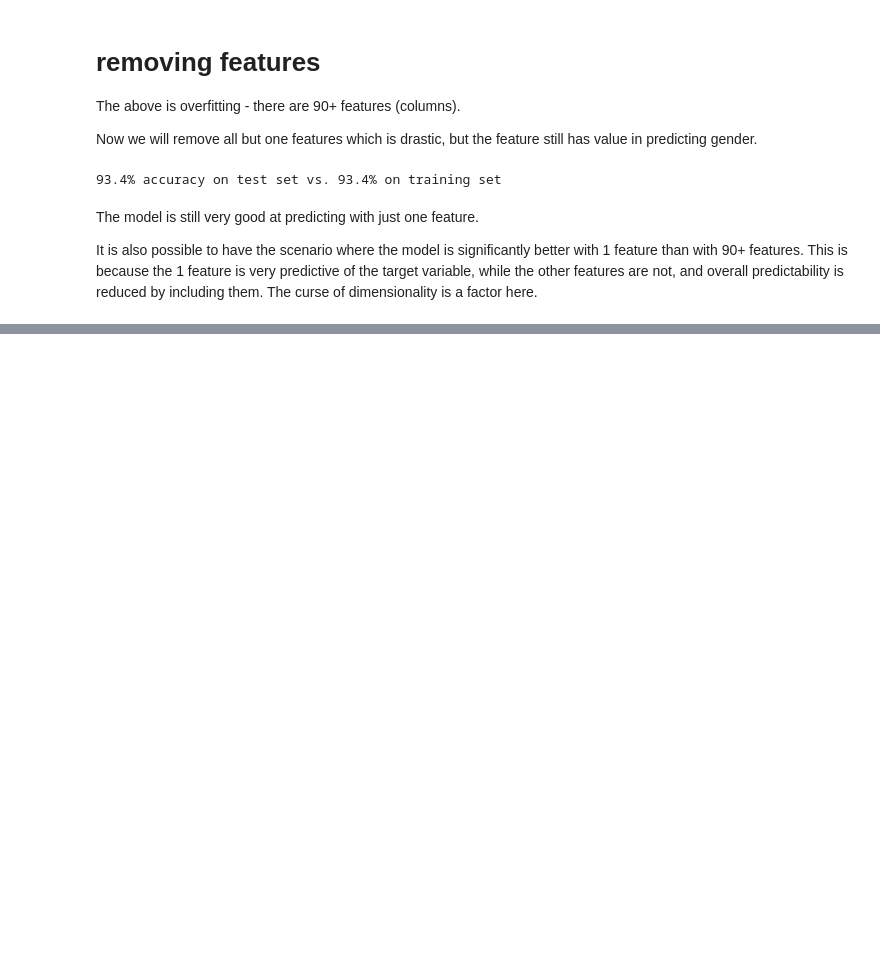
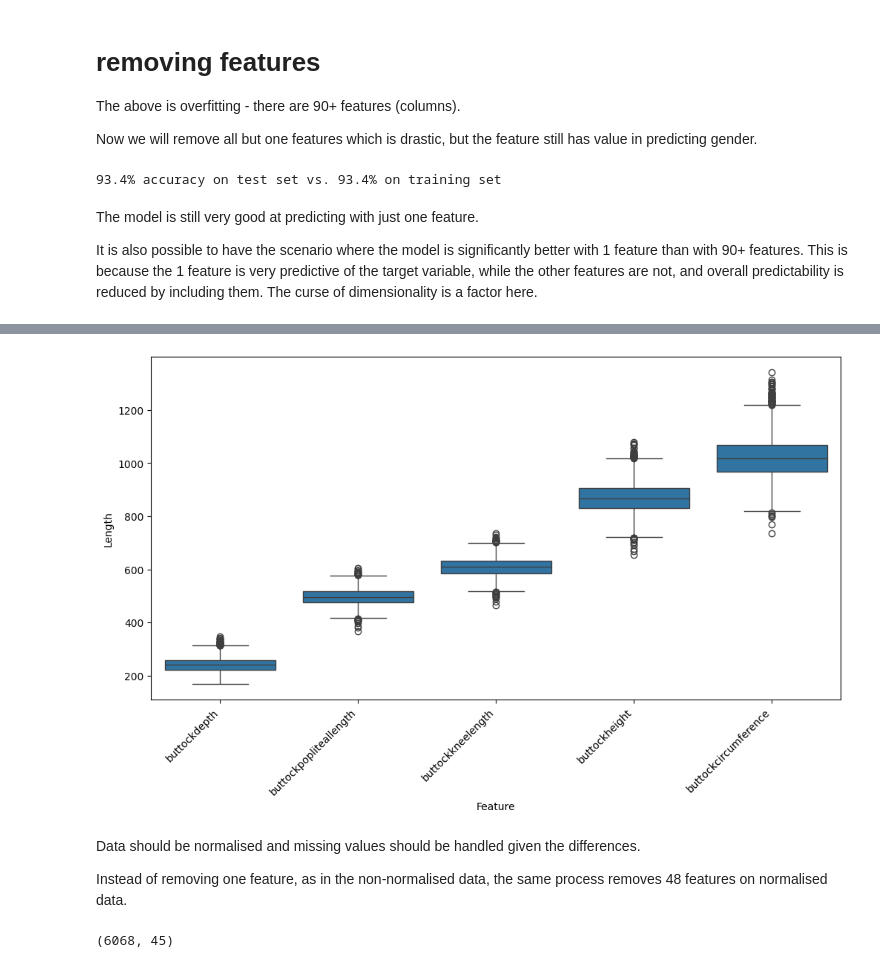
Before and after one commit to zoonalink/sandbox, a Jupyter notebook: Python/datacamp-ml-scientist/dimensionality-reduction/2-feature-selection-1.ipynb, the cells around one changed output, grey strips where cells are left out. Saved outputs shown, nothing was run; the diff lists cells and outputs as text; code cells hidden in the pictures; blank space fills up the shorter version.

Commit message:
feature selection1

```diff
--- a/Python/datacamp-ml-scientist/dimensionality-reduction/2-feature-selection-1.ipynb
+++ b/Python/datacamp-ml-scientist/dimensionality-reduction/2-feature-selection-1.ipynb
@@ -146,0 +149,16 @@ It is also possible to have the scenario where the model is significantly better
+# %%
+import pandas as pd
+import numpy as np
+import matplotlib.pyplot as plt
+from sklearn.feature_selection import VarianceThreshold
+import seaborn as sns
+
+# Load the data
+ansur_f = pd.read_csv('ANSUR_II_FEMALE.csv')
+ansur_m = pd.read_csv('ANSUR_II_MALE.csv')
+
+# combine datasets
+ansur_df = pd.concat([ansur_f, ansur_m])
+
+# print shape
+print(ansur_df.shape)
@@ -146,0 +209,33 @@ It is also possible to have the scenario where the model is significantly better
+# %%
+#print(ansur_df.columns)
+
+# create buttock df
+buttock_df = ansur_df[['buttockheight', 'buttockkneelength', 'buttockpopliteallength', 'buttockcircumference', 'buttockdepth']]
+
+# sns boxplot
+
+# Order features by length (mm)
+buttock_df_sorted = buttock_df.melt(var_name='Feature', value_name='Length')
+buttock_df_sorted = buttock_df_sorted.groupby('Feature').mean().sort_values(by='Length').reset_index()
+
+# Plot the boxplot
+plt.figure(figsize=(12, 6))
+sns.boxplot(x='Feature', y='Length', data=buttock_df.melt(var_name='Feature', value_name='Length'), order=buttock_df_sorted['Feature'])
+plt.xticks(rotation=45, ha='right')
+plt.show()
+# %% [output]
+[figure, added]
+# %% [markdown]
+Data should be normalised and missing values should be handled given the differences.
+
+Instead of removing one feature, as in the non-normalised data, the same process removes 48 features on normalised data.
+# %%
+# createvariance threshold object
+sel = VarianceThreshold(threshold=0.005)
+
+sel.fit(ansur_num/ansur_num.mean())
+mask = sel.get_support()
+reduced_ansur = ansur_num.loc[:, mask]
+print(reduced_ansur.shape)
+# %% [output]
+(6068, 45)
```
Also changed, not shown: parts of 33 cells of this notebook.
